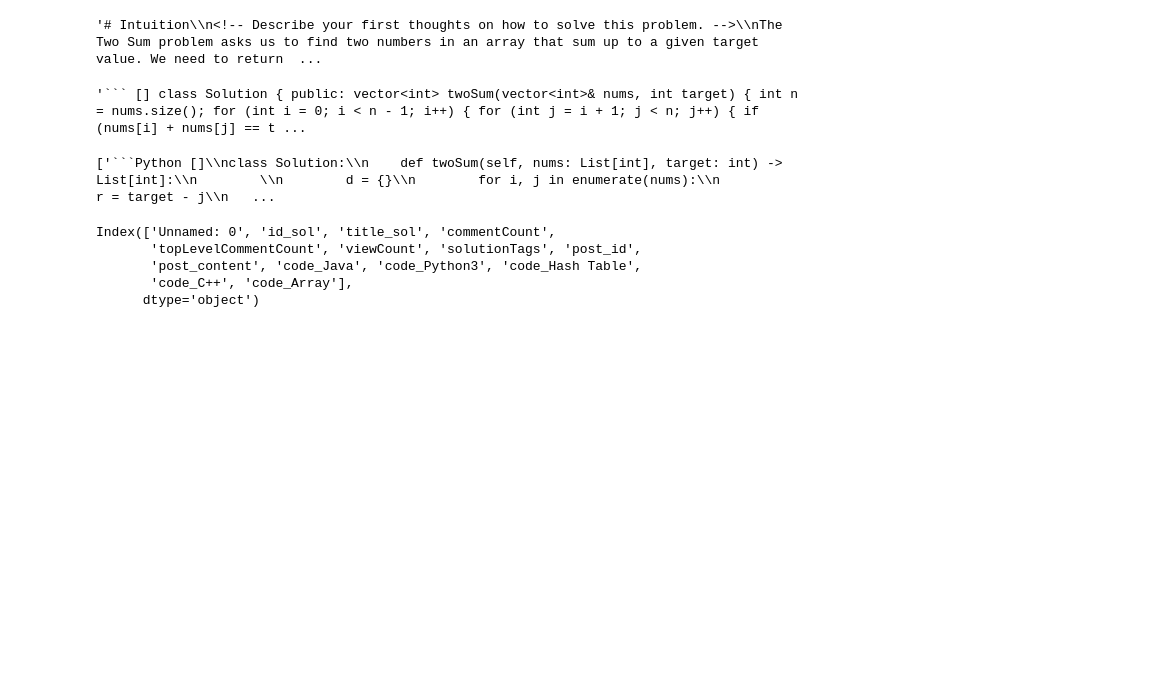
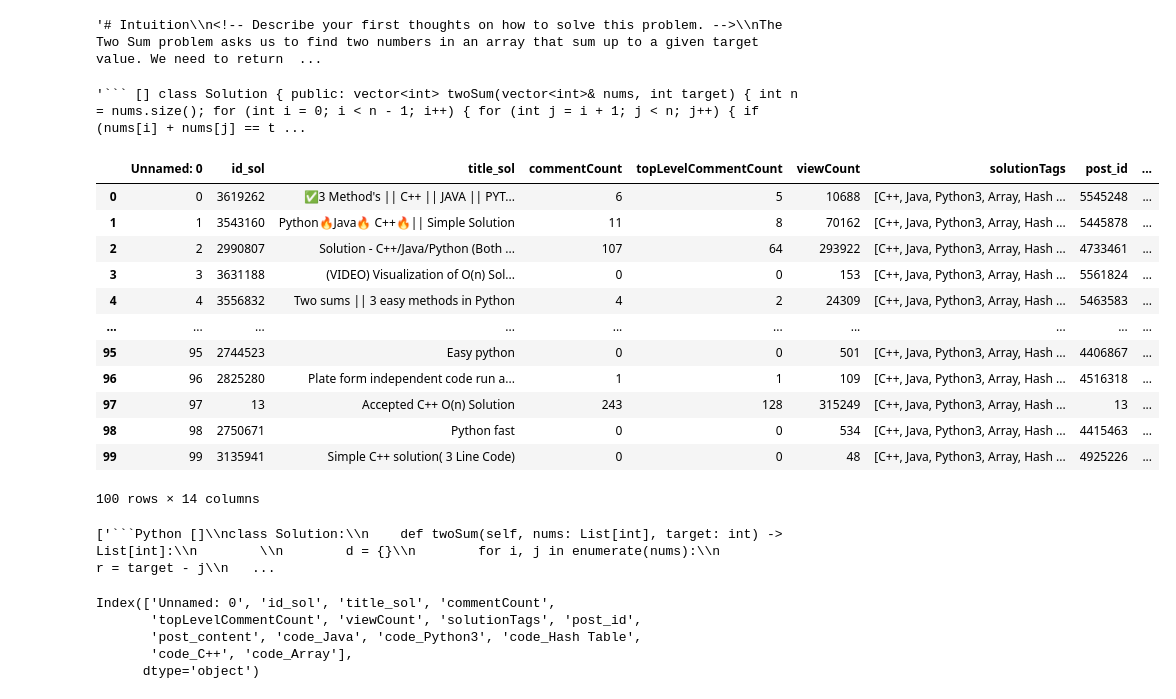
Before and after one commit to hinevics/parser-leetcode, a Jupyter notebook: notebooks/vectorization_reaserch.ipynb, the cells around one changed output. Saved outputs shown, nothing was run; the diff lists cells and outputs as text; code cells hidden in the pictures; blank space fills up the shorter version.

````diff
--- a/notebooks/vectorization_reaserch.ipynb
+++ b/notebooks/vectorization_reaserch.ipynb
@@ -50,6 +50,22 @@ data.iloc[0].post_content
 data.iloc[0, data.columns.get_loc('code_C++')]
 # %% [output]
 '``` [] class Solution { public: vector<int> twoSum(vector<int>& nums, int target) { int n = nums.size(); for (int i = 0; i < n - 1; i++) { for (int j = i + 1; j < n; j++) { if (nums[i] + nums[j] == t ...
+# %%
+data
+# %% [output]
+|  | Unnamed: 0 | id_sol | title_sol | commentCount | topLevelCommentCount | viewCount | solutionTags | post_id | ... |
+| 0 | 0 | 3619262 | ✅3 Method's || C++ || JAVA || PYT... | 6 | 5 | 10688 | [C++, Java, Python3, Array, Hash ... | 5545248 | ... |
+| 1 | 1 | 3543160 | Python🔥Java🔥 C++🔥|| Simple Solution | 11 | 8 | 70162 | [C++, Java, Python3, Array, Hash ... | 5445878 | ... |
+| 2 | 2 | 2990807 | Solution - C++/Java/Python (Both ... | 107 | 64 | 293922 | [C++, Java, Python3, Array, Hash ... | 4733461 | ... |
+| 3 | 3 | 3631188 | (VIDEO) Visualization of O(n) Sol... | 0 | 0 | 153 | [C++, Java, Python3, Array, Hash ... | 5561824 | ... |
+| 4 | 4 | 3556832 | Two sums || 3 easy methods in Python | 4 | 2 | 24309 | [C++, Java, Python3, Array, Hash ... | 5463583 | ... |
+| ... | ... | ... | ... | ... | ... | ... | ... | ... | ... |
+| 95 | 95 | 2744523 | Easy python | 0 | 0 | 501 | [C++, Java, Python3, Array, Hash ... | 4406867 | ... |
+| 96 | 96 | 2825280 | Plate form independent code run a... | 1 | 1 | 109 | [C++, Java, Python3, Array, Hash ... | 4516318 | ... |
+| 97 | 97 | 13 | Accepted C++ O(n) Solution | 243 | 128 | 315249 | [C++, Java, Python3, Array, Hash ... | 13 | ... |
+| 98 | 98 | 2750671 | Python fast | 0 | 0 | 534 | [C++, Java, Python3, Array, Hash ... | 4415463 | ... |
+| 99 | 99 | 3135941 | Simple C++ solution( 3 Line Code) | 0 | 0 | 48 | [C++, Java, Python3, Array, Hash ... | 4925226 | ... |
+100 rows × 14 columns
 # %%
 a = re.findall(
     pattern=r'```Python.*?\\n\\n```',
````
Also changed, not shown: 2 other files.
